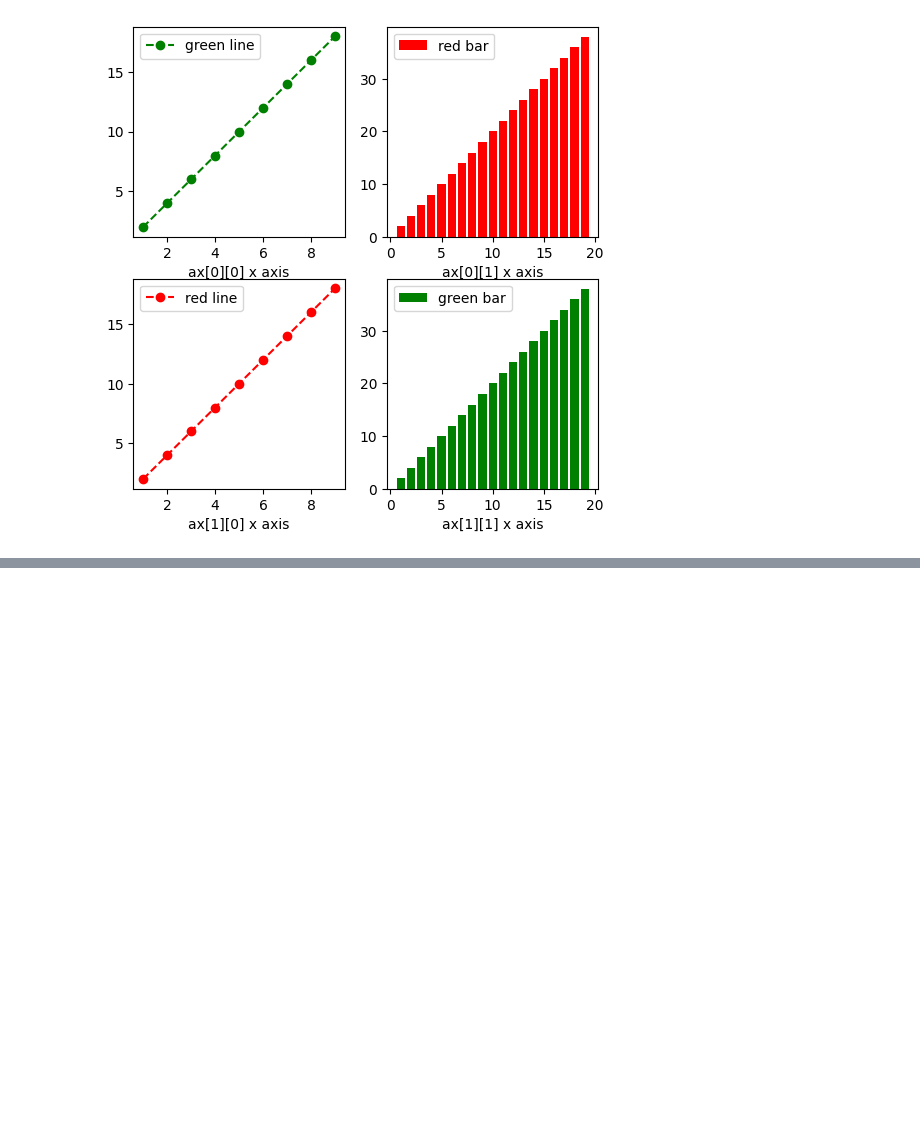
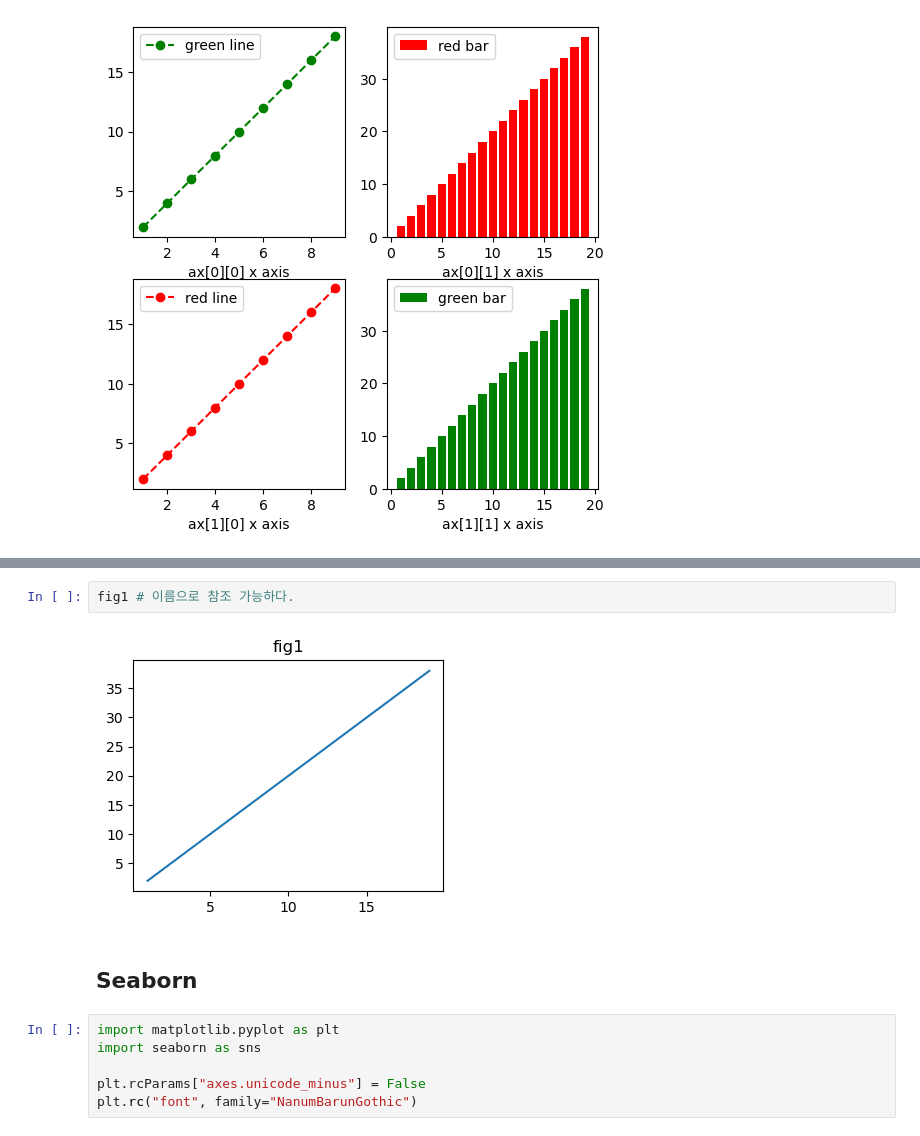
Before and after one commit to hyunyoungDA/nvidia-course, a Jupyter notebook: week1/day3/visualize1.ipynb, the cells around one changed output, grey strips where cells are left out. Cells and saved outputs as stored; diff of their text form; blank space fills up the shorter version.

```diff
--- a/week1/day3/visualize1.ipynb
+++ b/week1/day3/visualize1.ipynb
@@ -160,0 +196,12 @@ plt.show()
+# %%
+fig1 # 이름으로 참조 가능하다.
+# %% [output]
+[figure, added]
+# %% [markdown]
+## Seaborn
+# %%
+import matplotlib.pyplot as plt
+import seaborn as sns
+
+plt.rcParams["axes.unicode_minus"] = False
+plt.rc("font", family="NanumBarunGothic")
```
Also changed, not shown: parts of 15 cells of this notebook, 4 other files.
